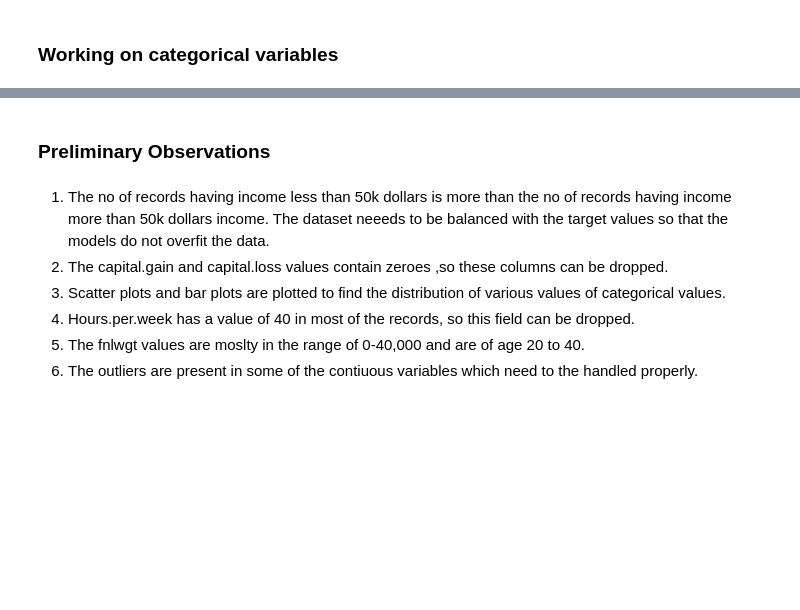
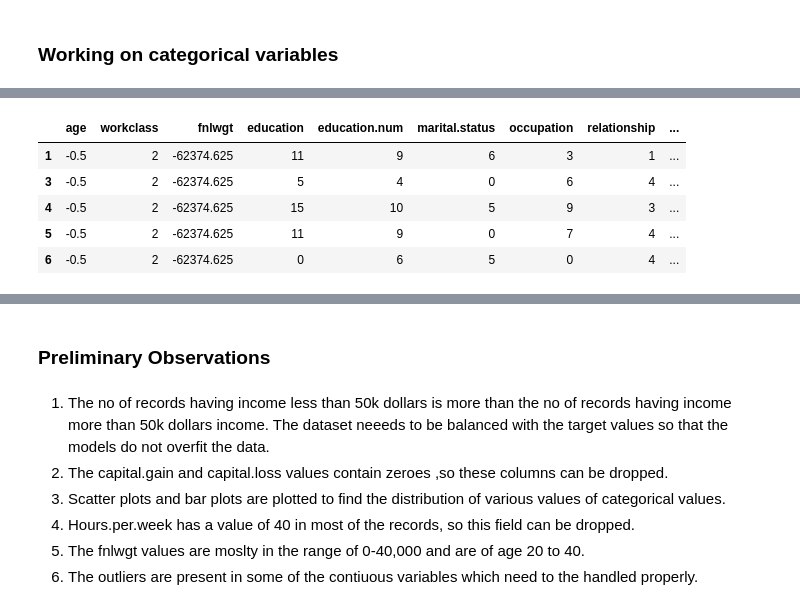
Before and after one commit to Akhil-18/Prediction-of-Adult-Income-based-on-Census-Data, a Jupyter notebook: Project_Deliverable_3.ipynb, the cells around one changed output, grey strips where cells are left out. Saved outputs shown, nothing was run; the diff lists cells and outputs as text; code cells hidden in the pictures; blank space fills up the shorter version.

```diff
--- a/Project_Deliverable_3.ipynb
+++ b/Project_Deliverable_3.ipynb
@@ -458,0 +535,9 @@ df1['income'].value_counts()
+# %%
+df1.head()
+# %% [output]
+|  | age | workclass | fnlwgt | education | education.num | marital.status | occupation | relationship | ... |
+| 1 | -0.5 | 2 | -62374.625 | 11 | 9 | 6 | 3 | 1 | ... |
+| 3 | -0.5 | 2 | -62374.625 | 5 | 4 | 0 | 6 | 4 | ... |
+| 4 | -0.5 | 2 | -62374.625 | 15 | 10 | 5 | 9 | 3 | ... |
+| 5 | -0.5 | 2 | -62374.625 | 11 | 9 | 0 | 7 | 4 | ... |
+| 6 | -0.5 | 2 | -62374.625 | 0 | 6 | 5 | 0 | 4 | ... |
```
Also changed, not shown: parts of 29 cells of this notebook.
